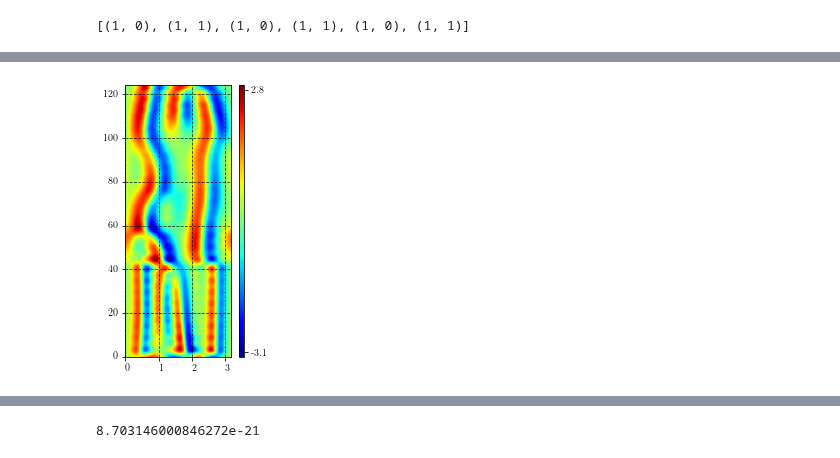
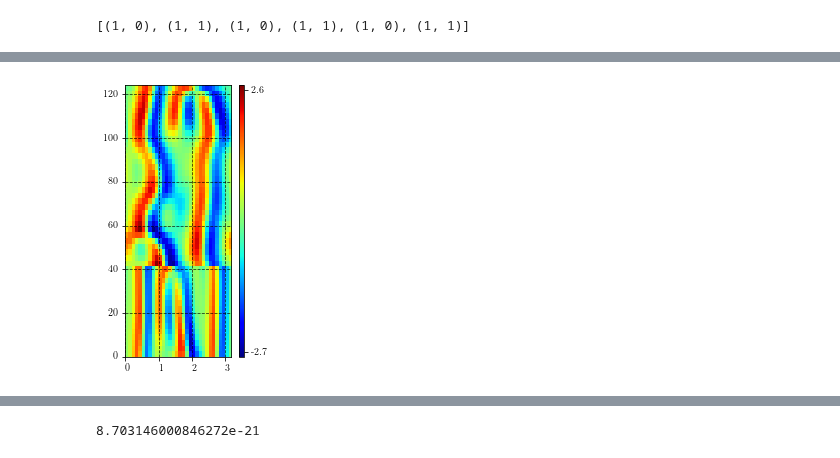
Before and after one commit to chaotic-systems/orbithunter, a Jupyter notebook: notebooks/pairwise_glue_testing.ipynb, the cells around one changed output, grey strips where cells are left out. Drawn from its saved outputs; the diff is of its cells as text; code cells hidden in the pictures.

```diff
--- a/notebooks/pairwise_glue_testing.ipynb
+++ b/notebooks/pairwise_glue_testing.ipynb
@@ -107,9 +107,9 @@ for fd1, fd2 in itertools.product(group_orbit(o1), group_orbit(o2)):
 345.4337930720179
 345.06138530314996
 # %%
-new_orbit.plot()
+new_orbit.plot(padding=False)
 # %% [output]
-[figure, old version]
+[figure, new version]
 # %%
 srtest = ShiftReflectionOrbitKS(state=o.state, state_type='field', orbit_parameters=o.orbit_parameters).from_fundamental_domain()
 # %%
```
Also changed, not shown: parts of 4 cells of this notebook, 47 other files.
